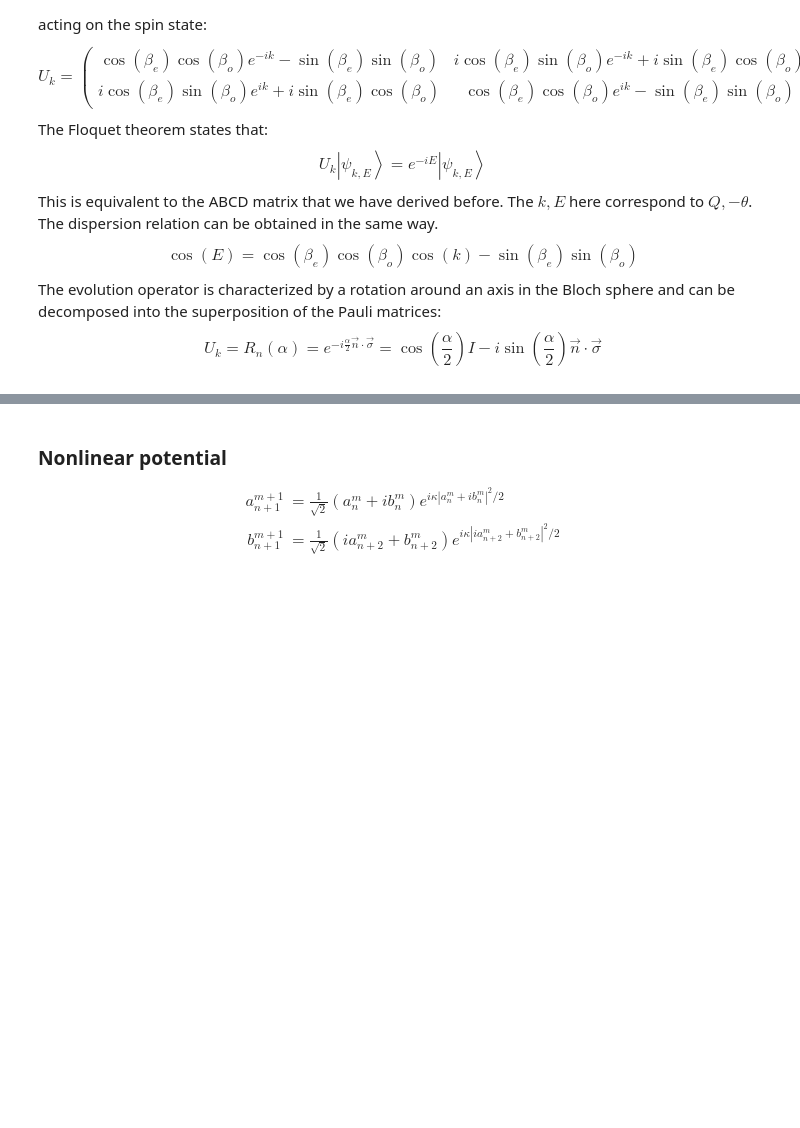
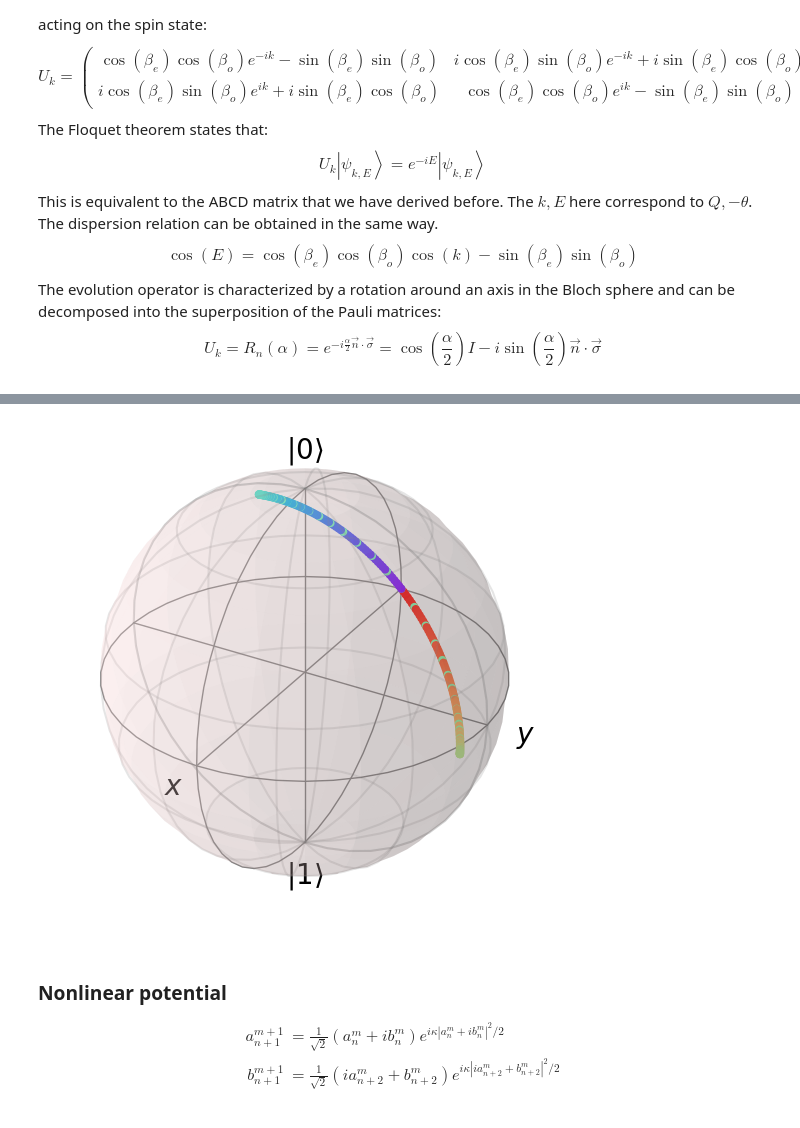
Before and after one commit to nlphotonics/light_walk_in_two_loops, a Jupyter notebook: two_loop_light_walk.ipynb, the cells around one changed output, grey strips where cells are left out. Saved outputs shown, nothing was run; the diff lists cells and outputs as text; code cells hidden in the pictures; blank space fills up the shorter version.

Commit message:
update SSH: Bloch sphere and winding

```diff
--- a/two_loop_light_walk.ipynb
+++ b/two_loop_light_walk.ipynb
@@ -314,3 +326,38 @@ $$
+# %%
+# plot vector n on the Bloch sphere
+from qutip import *
+import numpy as np
+import matplotlib.pyplot as plt
+%matplotlib inline
+
+bo = 0.25*np.pi
+be = 0.3*np.pi
+
+b = qutip.Bloch()
+b.make_sphere()
+num_points = 200
+k = np.linspace(0, 2*np.pi, num_points, endpoint=False)
+
+xp = -np.sin(bo)*np.cos(be)*np.cos(k)-np.cos(bo)*np.sin(be)
+yp = -np.sin(bo)*np.cos(be)*np.sin(k)
+zp = np.cos(bo)*np.cos(be)*np.sin(k)
+
+pnts = [xp, yp, zp]
+norms = np.linalg.norm(pnts,axis=0)
+
+pnts = np.divide(pnts,norms)
+b.add_points(pnts)
+
+colors=[]
+for i in range(num_points):
+    color = plt.cm.rainbow(i / num_points)  # Color gradient from red to blue
+    colors.append(color[:3])  # Extract RGB from RGBA
+b.point_color = colors
+
+b.render()
+b.show()
+# %% [output]
+[figure, added]
 # %% [markdown]
 ### Nonlinear potential
 
```
Also changed, not shown: parts of 1 cell of this notebook.
